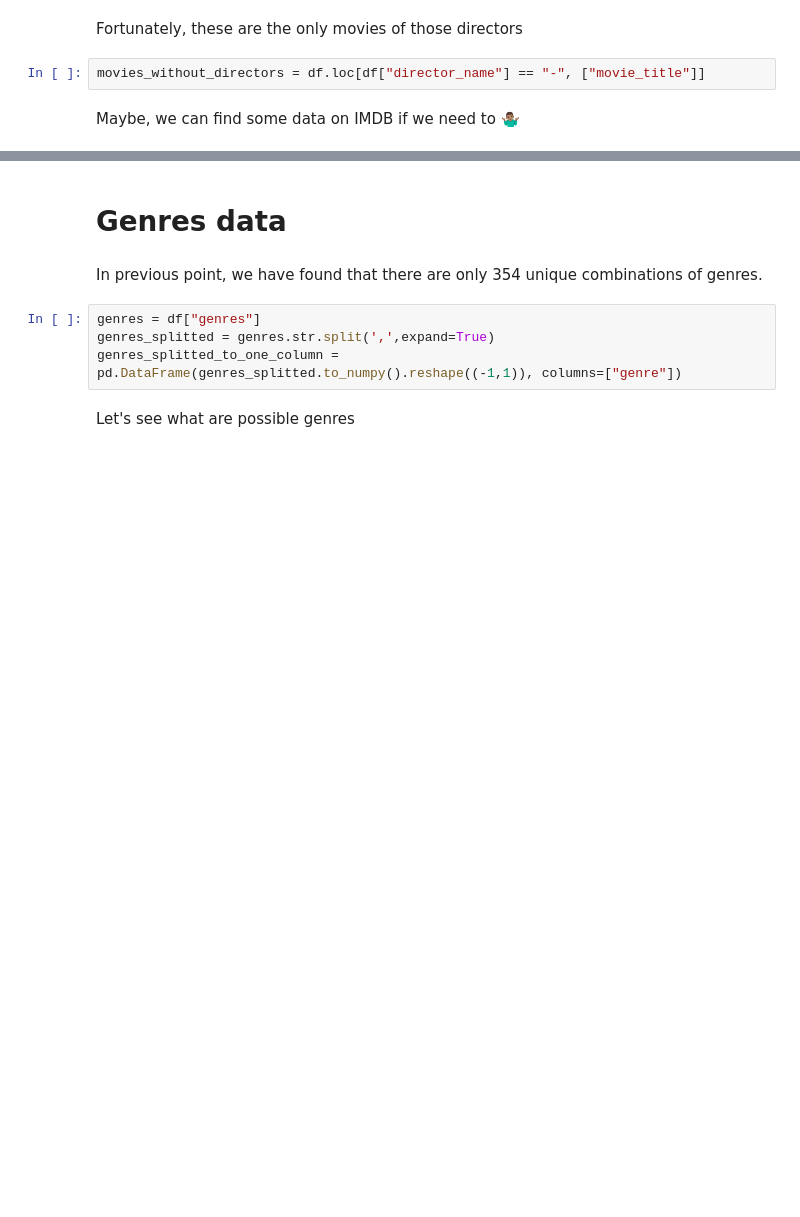
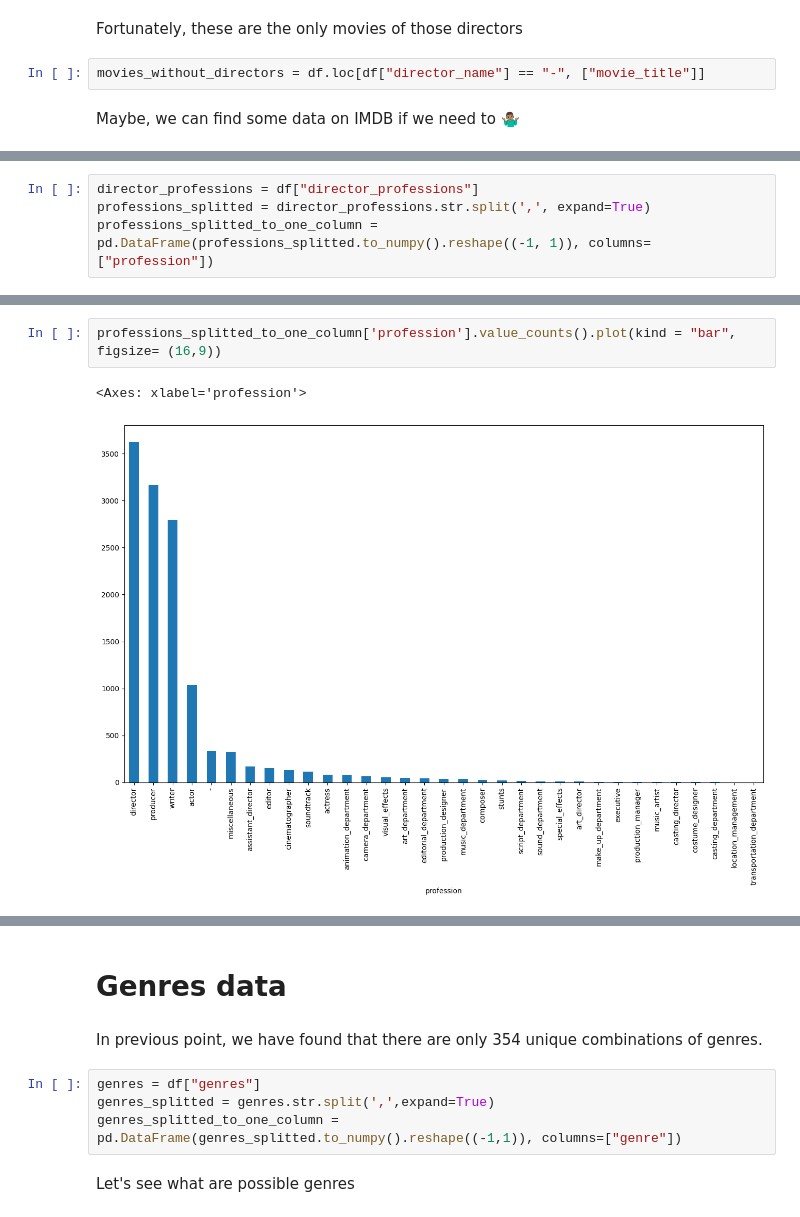
Before and after one commit to UserKrzysztof/MachineLearning-project2, a Jupyter notebook: eda.ipynb, the cells around one changed output, grey strips where cells are left out. Saved outputs shown, nothing was run; the diff lists cells and outputs as text; blank space fills up the shorter version.

```diff
--- a/eda.ipynb
+++ b/eda.ipynb
@@ -111,0 +114,4 @@ Maybe, we can find some data on IMDB if we need to 🤷🏽‍♂️
+# %%
+director_professions = df["director_professions"]
+professions_splitted = director_professions.str.split(',', expand=True)
+professions_splitted_to_one_column = pd.DataFrame(professions_splitted.to_numpy().reshape((-1, 1)), columns=["profession"])
@@ -111,0 +151,5 @@ Maybe, we can find some data on IMDB if we need to 🤷🏽‍♂️
+# %%
+professions_splitted_to_one_column['profession'].value_counts().plot(kind = "bar", figsize= (16,9))
+# %% [output]
+<Axes: xlabel='profession'>
+[figure, added]
```
Also changed, not shown: parts of 18 cells of this notebook, 1 other file.
